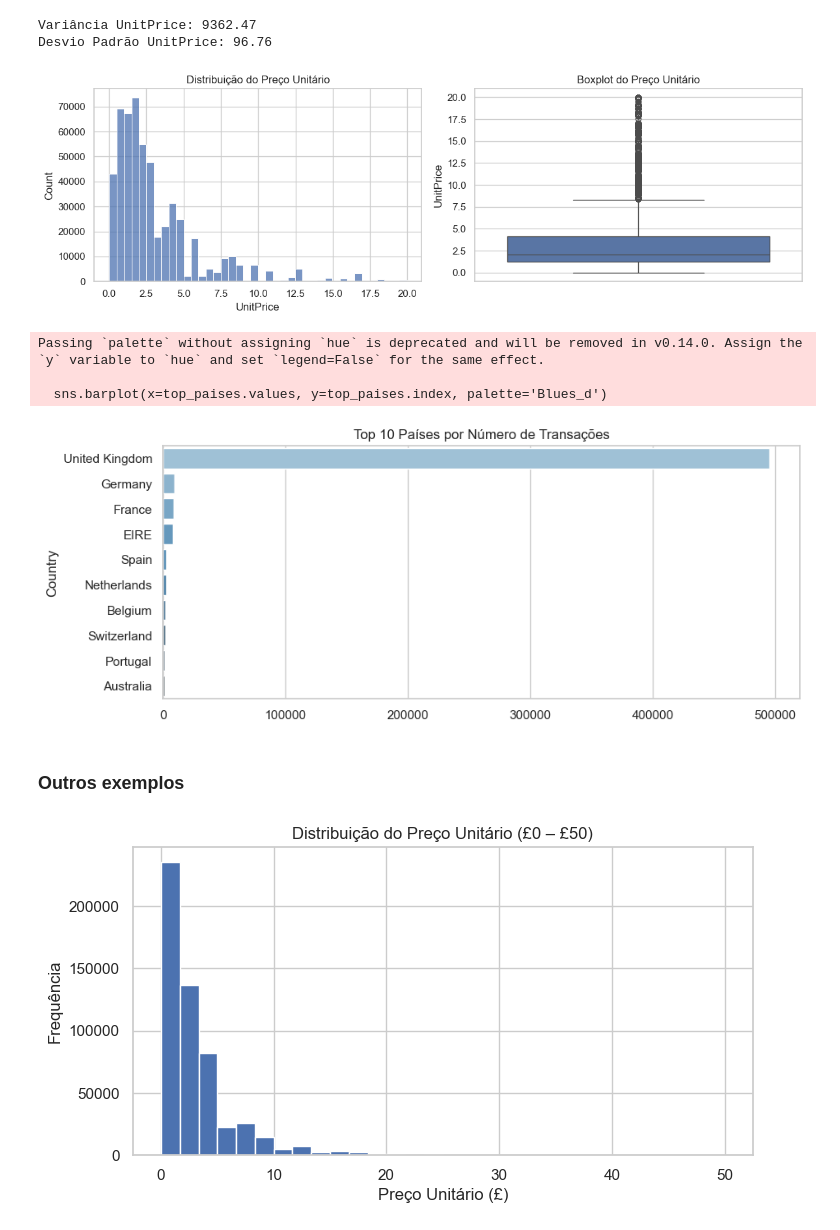
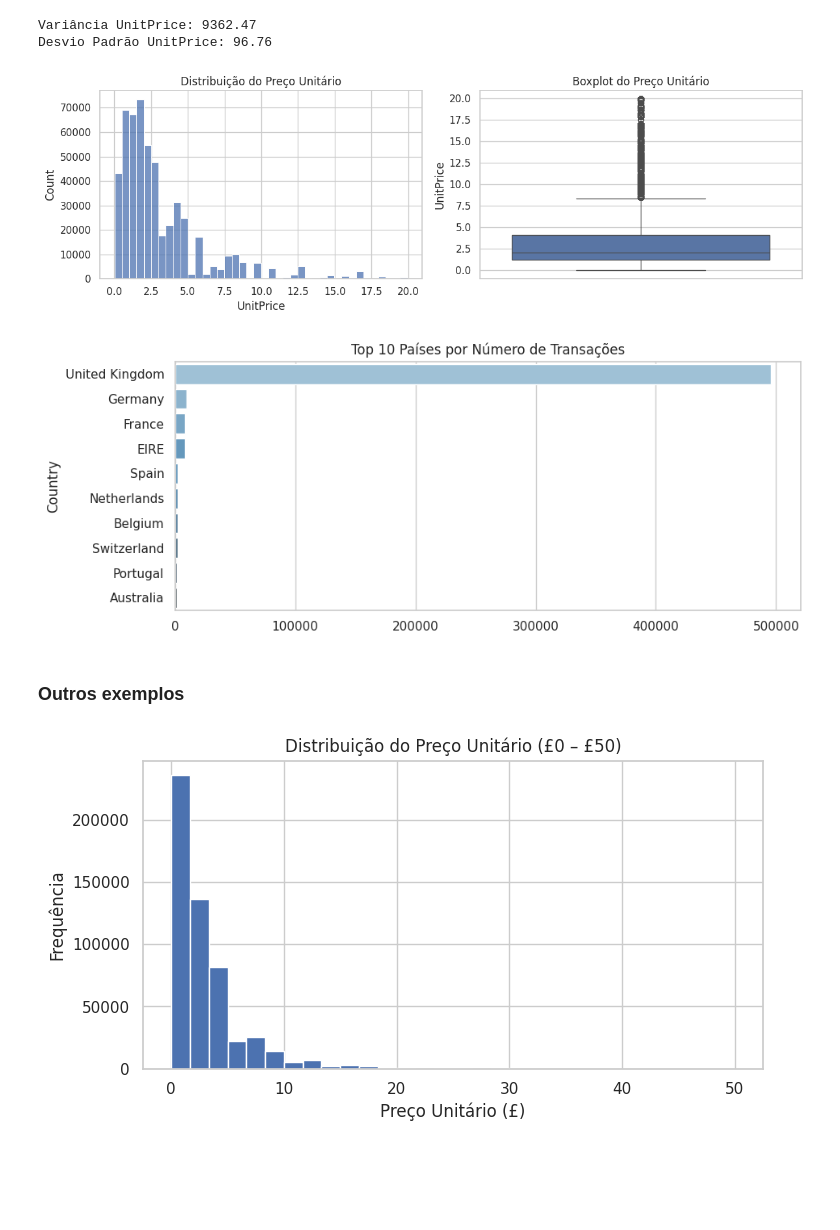
Before and after one commit to prof-mrafaelbatista/261_UNIESP_MBA-DADOS_data_mining_inferencia_estatistica, a Jupyter notebook: samples/04_medidas_de_dispersao.ipynb, the cells around one changed output. Cells and saved outputs as stored; diff of their text form; code cells hidden in the pictures; blank space fills up the shorter version.

```diff
--- a/samples/04_medidas_de_dispersao.ipynb
+++ b/samples/04_medidas_de_dispersao.ipynb
@@ -169,7 +28,7 @@ df_xlsx.head()
 # %%
-url_csv = "https://raw.githubusercontent.com/prof-mrafaelbatista/261_UNIESP_MBA-DADOS_data_mining_inferencia_estatistica/refs/heads/main/datasets/OnlineRetail.csv"
+url = "https://raw.githubusercontent.com/prof-mrafaelbatista/261_UNIESP_MBA-DADOS_data_mining_inferencia_estatistica/refs/heads/main/datasets/OnlineRetail.csv"
 # %%
-df = pd.read_csv(url_csv, encoding='latin1')
+df = pd.read_csv(url, encoding='latin1')
 # %%
 df.head()
 # %% [output]
@@ -261,5 +40,0 @@ df.sort_values(by='Quantity', ascending=False).iloc[1:10, :].plot.bar(
-# %%
-df['QuantityMaior'] = np.where(
-    (df.Quantity>10),
-    'Sim',
-    'Não')
@@ -286,2 +40,0 @@ url_csv = "https://raw.githubusercontent.com/prof-mrafaelbatista/261_UNIESP_MBA-
-# %%
-df = pd.read_csv(url_csv, encoding='latin1')
@@ -361,19 +68,16 @@ axes[1].set_title('Boxplot do Preço Unitário')
 plt.tight_layout()
 plt.show()
 # %% [output]
-[figure, old version]
+[figure, new version]
 # %%
 # Gráfico de barras — top 10 países
 top_paises = df['Country'].value_counts().head(10)
 plt.figure(figsize=(10,4))
-sns.barplot(x=top_paises.values, y=top_paises.index, palette='Blues_d')
+sns.barplot(x=top_paises.values, y=top_paises.index, hue=top_paises.index, palette='Blues_d', legend=False)
 plt.title('Top 10 Países por Número de Transações')
 plt.show()
 # %% [output]
-Passing `palette` without assigning `hue` is deprecated and will be removed in v0.14.0. Assign the `y` variable to `hue` and set `legend=False` for the same effect.
-
-  sns.barplot(x=top_paises.values, y=top_paises.index, palette='Blues_d')
-[figure, old version]
+[figure, new version]
 # %% [markdown]
 ### Outros exemplos
 # %%
@@ -384,7 +88,7 @@ plt.xlabel('Preço Unitário (£)')
 plt.ylabel('Frequência')
 plt.show()
 # %% [output]
-[figure, old version]
+[figure, new version]
 # %%
 fig, axes = plt.subplots(1, 3, figsize=(15, 5))
 
```
Also changed, not shown: parts of 61 cells of this notebook, 17 other files.
